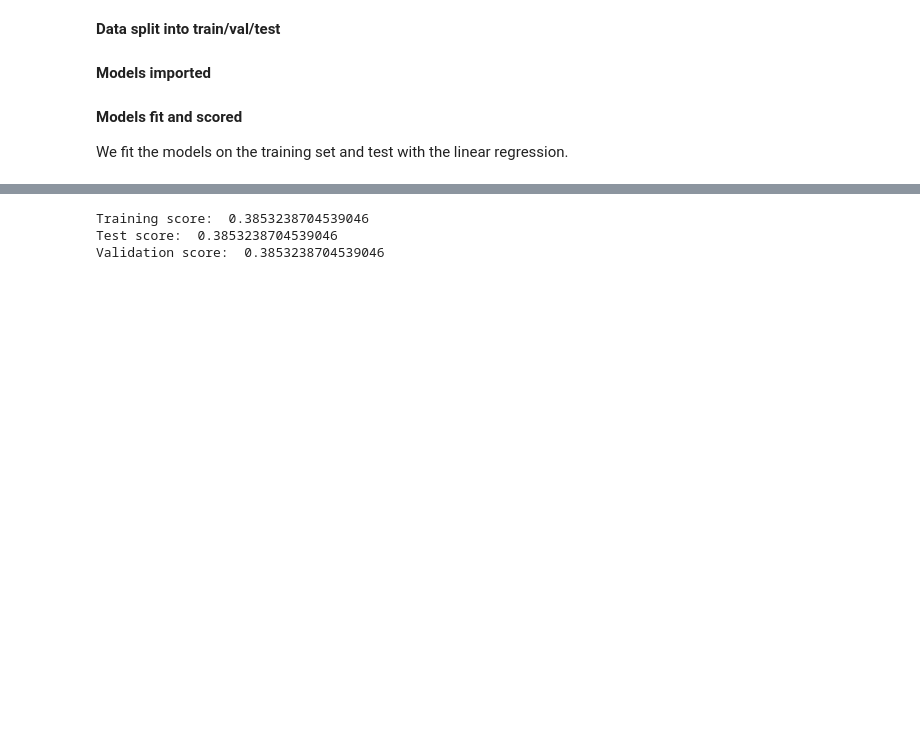
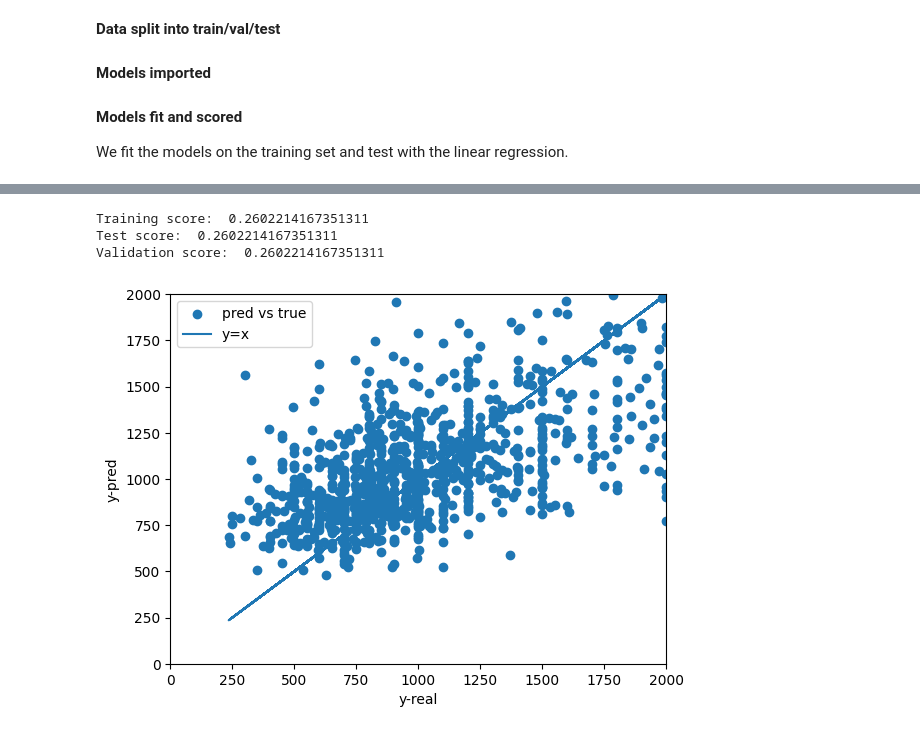
Before and after one commit to tomaskri/GervigreindFinalProject, a Jupyter notebook: airbnb.ipynb, the cells around one changed output, grey strips where cells are left out. Drawn from its saved outputs; the diff is of its cells as text; code cells hidden in the pictures; blank space fills up the shorter version.

```diff
--- a/airbnb.ipynb
+++ b/airbnb.ipynb
@@ -159,18 +205,21 @@ X_val = scaler.transform(X_val)
 # %%
 from sklearn.svm import NuSVR
 
 svr_model = NuSVR(C=600, nu=0.3)
 svr_model.fit(X_train, y_train)
 svr_train_score = svr_model.score(X_test, y_test)
 svr_test_score = svr_model.score(X_test, y_test)
 svr_val_score = svr_model.score(X_test, y_test)
 print("Training score: ", svr_train_score)
 print("Test score: ", svr_test_score)
 print("Validation score: ", svr_val_score)
+
+plotPredVsReal(y_test, svr_model.predict(X_test), 2000)
 # %% [output]
-Training score:  0.3853238704539046
-Test score:  0.3853238704539046
-Validation score:  0.3853238704539046
+Training score:  0.2602214167351311
+Test score:  0.2602214167351311
+Validation score:  0.2602214167351311
+[figure, added]
 # %%
 from sklearn.ensemble import RandomForestRegressor
 
```
Also changed, not shown: parts of 14 cells of this notebook.
